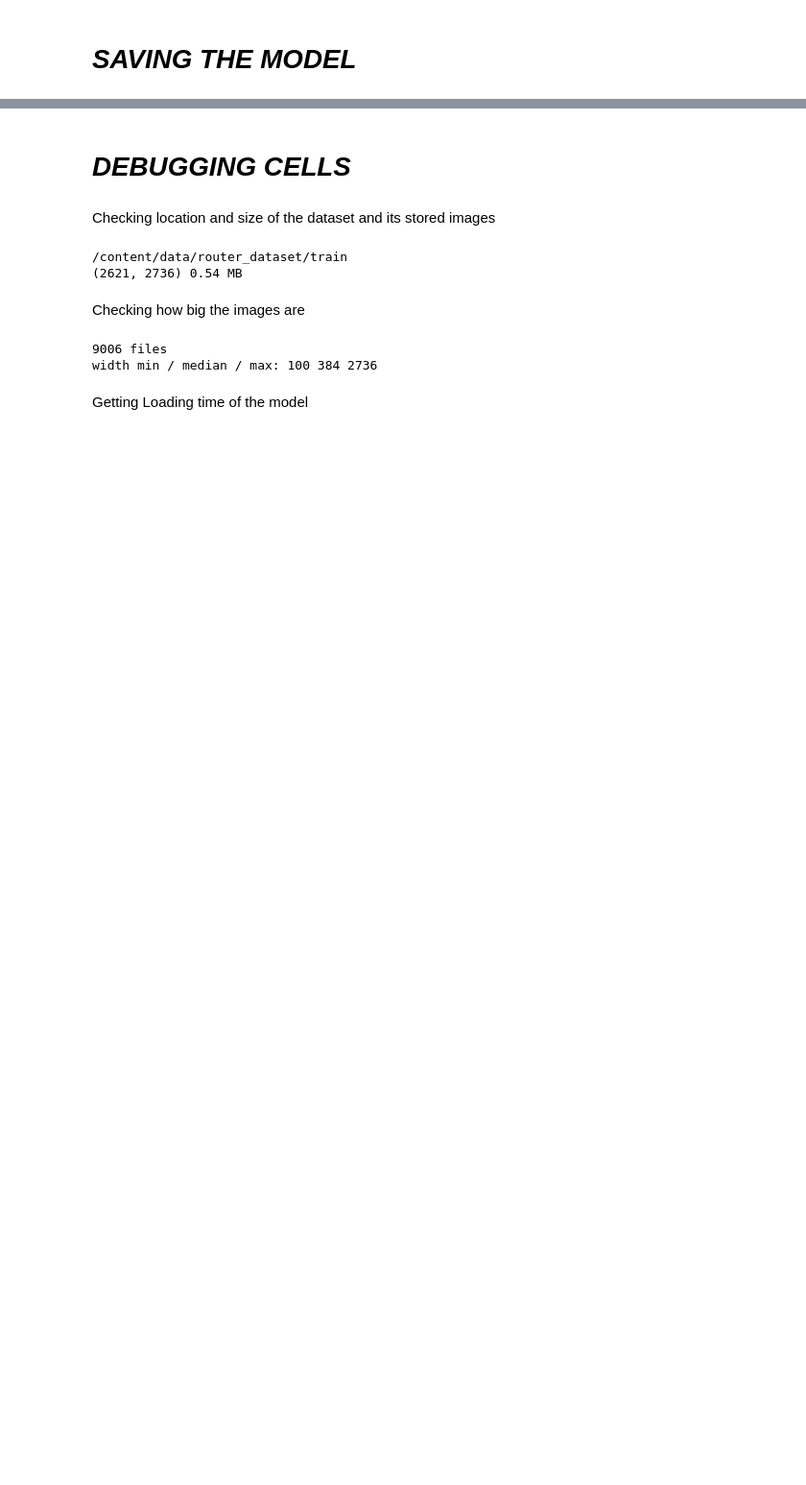
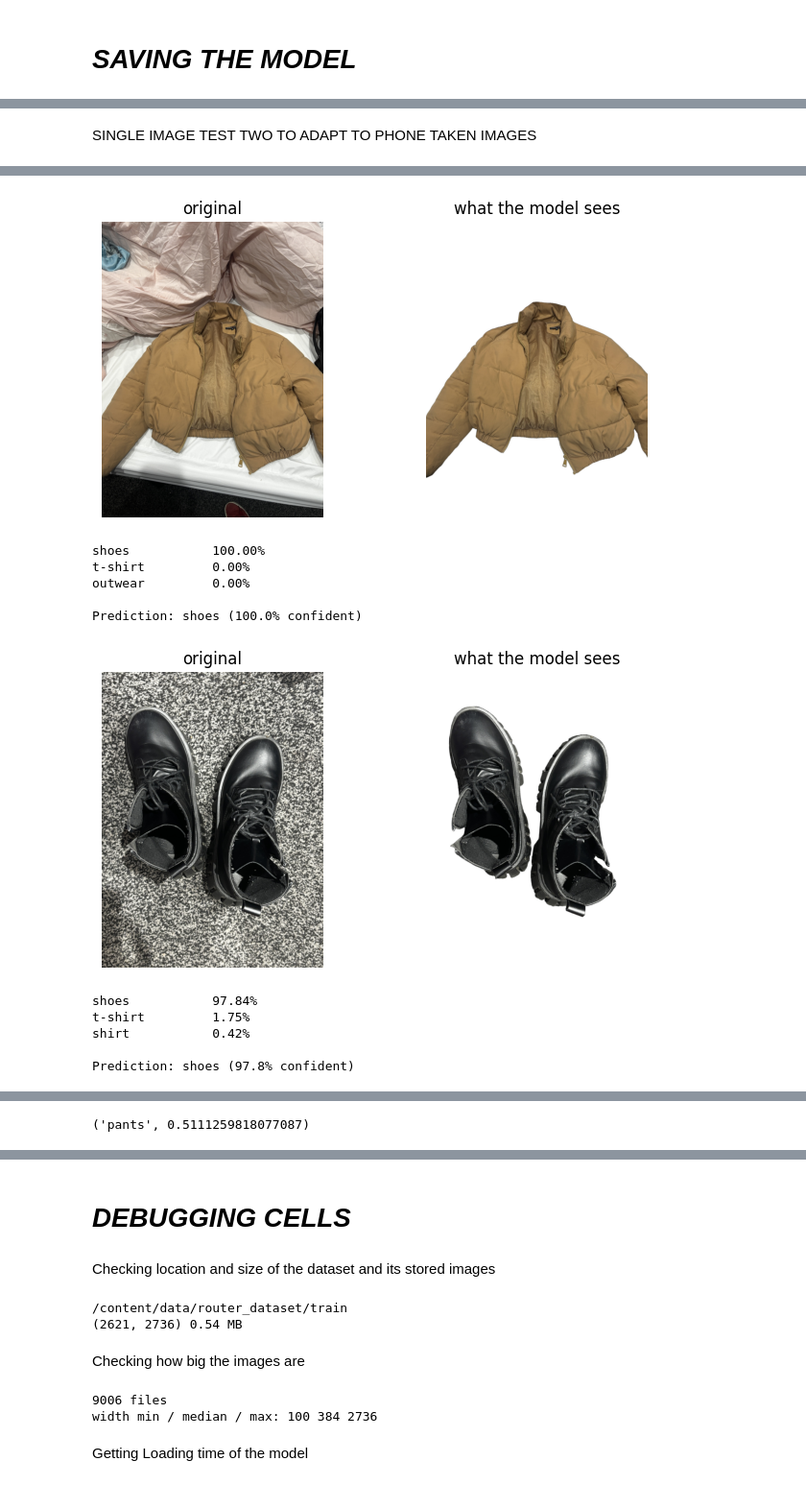
Before and after one commit to Tiyinolalekan/Deep_Learning_Image_Classifier, a Jupyter notebook: Second_Stage_Clothing_Classifier_V3.ipynb, the cells around one changed output, grey strips where cells are left out. Shown at 96% size. Drawn from its saved outputs; the diff is of its cells as text; code cells hidden in the pictures; blank space fills up the shorter version.

```diff
--- a/Second_Stage_Clothing_Classifier_V3.ipynb
+++ b/Second_Stage_Clothing_Classifier_V3.ipynb
@@ -588,0 +682,2 @@ torch.save(model.state_dict(), '/content/drive/MyDrive/neura_data/clothing_speci
+# %% [markdown]
+SINGLE IMAGE TEST TWO TO ADAPT TO PHONE TAKEN IMAGES
@@ -588,0 +686,65 @@ torch.save(model.state_dict(), '/content/drive/MyDrive/neura_data/clothing_speci
+# %%
+
+
+import torch
+from PIL import Image, ImageOps
+from torchvision import transforms
+import matplotlib.pyplot as plt
+from rembg import remove
+
+# --- setup ---
+model.load_state_dict(torch.load("/content/drive/MyDrive/neura_data/clothing_specialist_model.pth", map_location=device))
+model.eval()
+
+classes = ['dress', 'hat', 'hoodie', 'longsleeve', 'outwear', 'pants', 'shirt', 'shoes', 'shorts', 'skirt', 't-shirt']
+
+transform = transforms.Compose([
+    transforms.Resize((96, 96)),
+    transforms.ToTensor(),
+    transforms.Normalize([0.485, 0.456, 0.406], [0.229, 0.224, 0.225]),
+])
+
+CONF_CUTOFF = 0.6        # below this it says "unsure"
+USE_BG_REMOVAL = True    # set False to compare with and without
+
+def prepare(image_path):
+    img = ImageOps.exif_transpose(Image.open(image_path)).convert("RGB")   # fixes phone rotation
+    if USE_BG_REMOVAL:
+        cut = remove(img).convert("RGBA")                                  # removes background
+        white = Image.new("RGBA", cut.size, (255, 255, 255, 255))
+        img = Image.alpha_composite(white, cut).convert("RGB")             # puts item on white
+    return img
+
+def predict(image_path, top_k=3, show=True):
+    original = ImageOps.exif_transpose(Image.open(image_path)).convert("RGB")
+    img = prepare(image_path)
+
+    x = transform(img).unsqueeze(0).to(device)
+    with torch.no_grad():
+        # average the normal and the flipped image for steadier predictions
+        probs = (torch.softmax(model(x), 1) + torch.softmax(model(torch.flip(x, [3])), 1))[0] / 2
+
+    top_p, top_i = probs.topk(min(top_k, len(classes)))
+
+    if show:
+        fig, ax = plt.subplots(1, 2, figsize=(8, 4))
+        ax[0].imshow(original); ax[0].set_title("original"); ax[0].axis("off")
+        ax[1].imshow(img);      ax[1].set_title("what the model sees"); ax[1].axis("off")
+        plt.show()
+
+    for p, i in zip(top_p, top_i):
+        print(f"{classes[i]:<15} {p.item() * 100:.2f}%")
+
+    label, conf = classes[top_i[0]], top_p[0].item()
+    if conf < CONF_CUTOFF:
+        print(f"\nUnsure ({conf * 100:.1f}%), best guess: {label}. Try a clearer photo.")
+    else:
+        print(f"\nPrediction: {label} ({conf * 100:.1f}% confident)")
+    return label, conf
+
+# --- test images ---
+predict("/content/jacket.jpeg")
+predict("/content/shoes.jpeg")
+predict("/content/top.jpeg")
+predict("/content/pants.jpeg")
+# %% [output]
@@ -588,0 +752,12 @@ torch.save(model.state_dict(), '/content/drive/MyDrive/neura_data/clothing_speci
+[figure, added]
+shoes           100.00%
+t-shirt         0.00%
+outwear         0.00%
+
+Prediction: shoes (100.0% confident)
+[figure, added]
+shoes           97.84%
+t-shirt         1.75%
+shirt           0.42%
+
+Prediction: shoes (97.8% confident)
@@ -588,0 +776 @@ torch.save(model.state_dict(), '/content/drive/MyDrive/neura_data/clothing_speci
+('pants', 0.5111259818077087)
```
Also changed, not shown: parts of 11 cells of this notebook.
